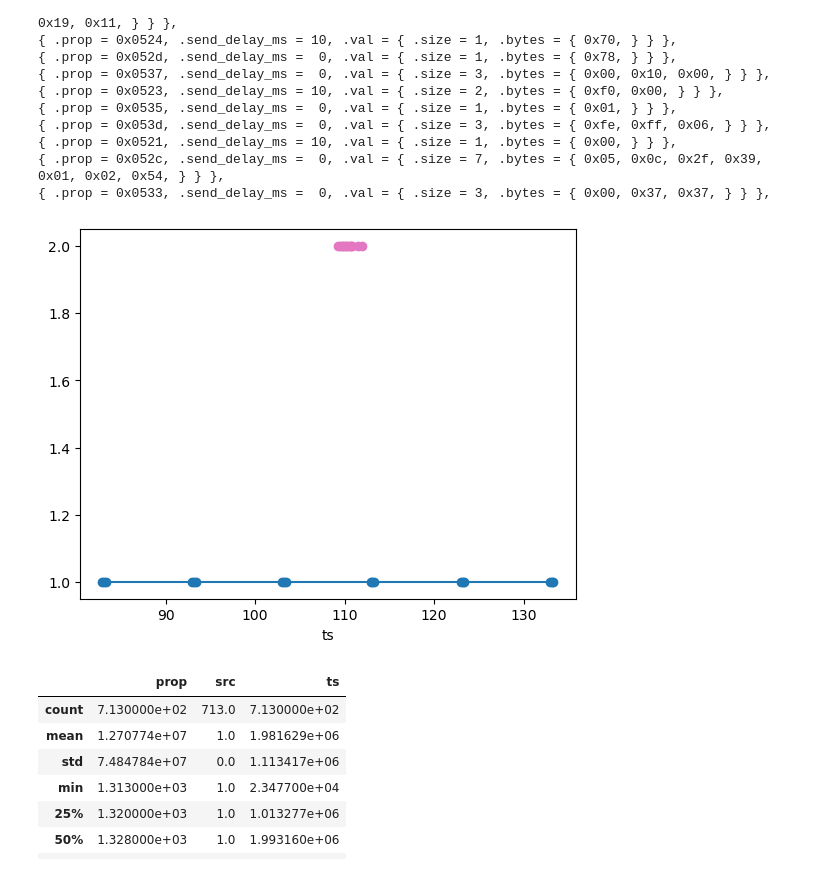
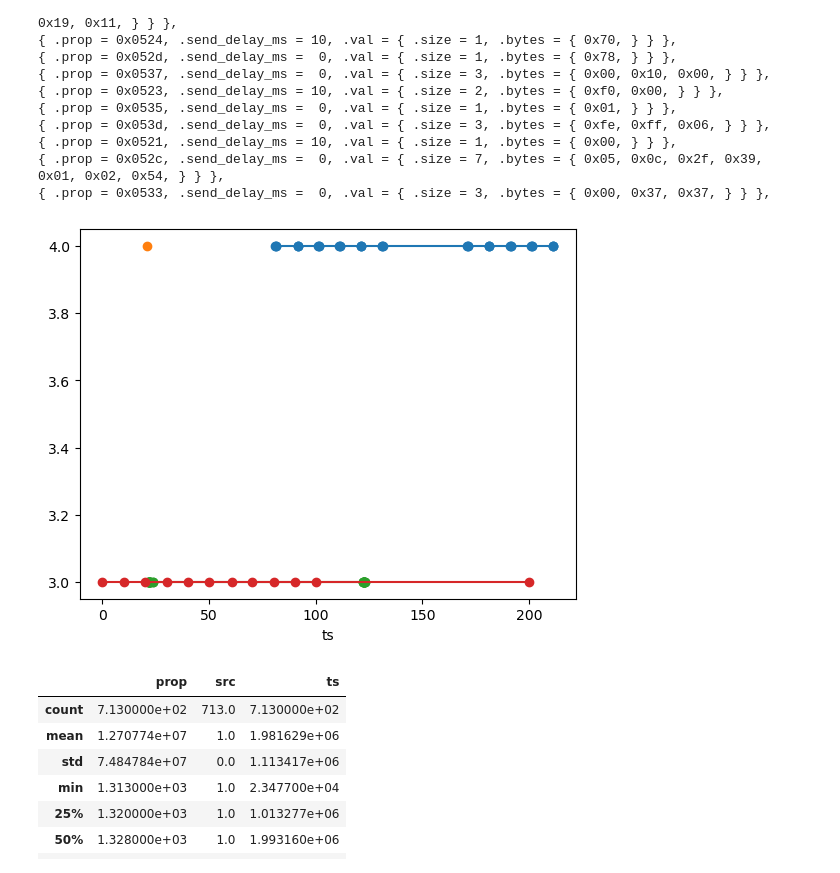
Before and after one commit to oryjkov/car-automation, a Jupyter notebook: canmiddle_sw/py/notebook copy.ipynb, the cells around one changed output. Drawn from its saved outputs; the diff is of its cells as text; code cells hidden in the pictures.

```diff
--- a/canmiddle_sw/py/notebook copy.ipynb
+++ b/canmiddle_sw/py/notebook copy.ipynb
@@ -61,14 +60,0 @@ df
-# %%
-f = open("snoop2.bin", "rb")
-cont = f.read()
-f.close()
-d=[]
-for s in parse_snoop(cont):
-	d.append({"prop": s.message.prop, "value":s.message.value, "src": s.metadata.source, "ts":s.metadata.recv_us})
-df = pd.DataFrame(d)
-
-ts0 = df[0:1].ts[0]
-df['ts'] -= ts0
-df['ts'] /= 1000
-
-df=df.set_index(df.ts)
@@ -119,25 +131,27 @@ print_to_c(df[(df.ts>80) & (df.ts<140) & (df.src==1)])
 # %%
 # plot by source and separate the extended ids
 df = df.set_index(df.ts)
 #df = df[df.ts<1000]
 # First response from 1
 #print("first message from 1:\n", df[(df.ts>0) & (df.ts<30) & (df.src==1)])
 
 #print("message groups from 1:\n", df[(df.ts>80) & (df.ts<140) & (df.src==1)])
 
 #df = df[(df.ts>0) & (df.ts<412) & (df.src==2)]
 def plot_by_src(df):
-	for src in [1,2]:
+	for src in [4,3, 3.5, 4.5]:
 		df[(df.src==src) & (df.prop < 2000)].src.plot(marker='o')
 		df[(df.src==src) & (df.prop > 2000)].src.plot(marker='o')
-burst_from_1 = df[(df.ts>80) & (df.ts<180) & (df.src==1)]
+burst = df[(df.ts>90) & (df.ts<95)]
+#burst = df[(df.ts>140) & (df.ts<220)]
 #print_to_c(burst_from_1)
-plot_by_src(burst_from_1)
+plot_by_src(df[(df.ts<220)])
+#plot_by_src(df[(df.ts>140) & (df.ts<220)])
 
-plot_by_src(df[(df.ts>100) & (df.ts<125) & (df.src==2)])
+#plot_by_src(df[(df.ts>100) & (df.ts<125) & (df.src==3)])
 #print_to_c(df[(df.ts>100) & (df.ts<125) & (df.src==2)])
 # %% [output]
-[figure, old version]
+[figure, new version]
 # %%
 df[df.src==1].describe()
 # %% [output]
```
Also changed, not shown: parts of 4 cells of this notebook, 7 other files.
